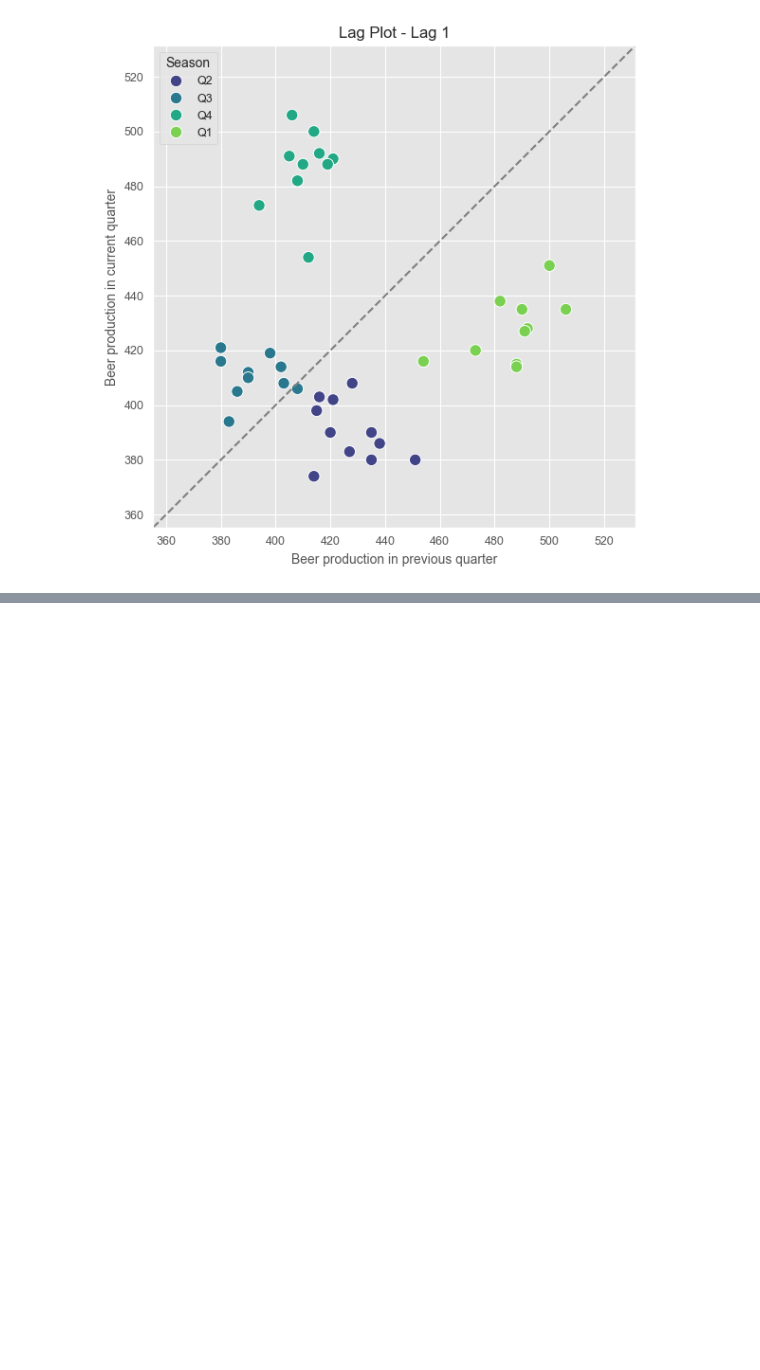
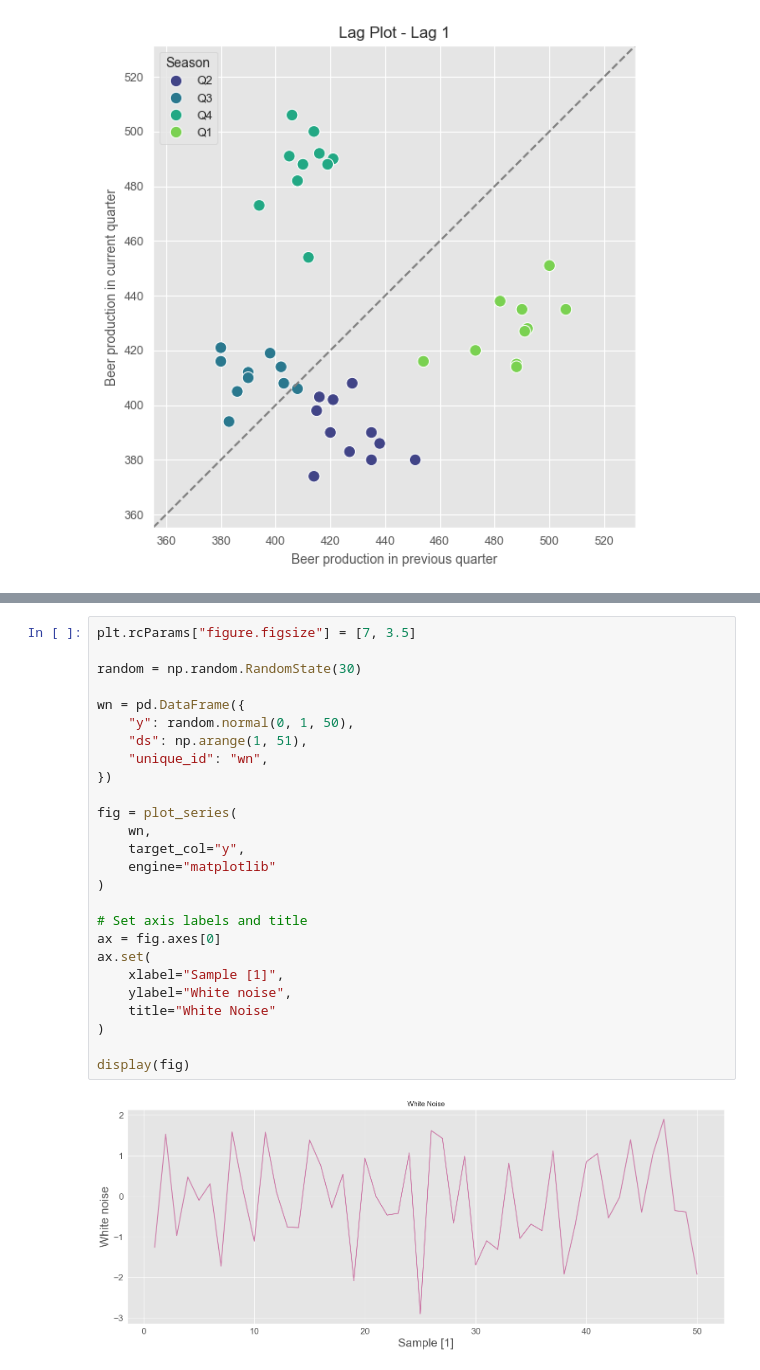
Before and after one commit to JulioGar23/TSF-MCC-Itcg, a Jupyter notebook: Class_Scripts/tsf_tsfeatures03.ipynb, the cells around one changed output, grey strips where cells are left out. Cells and saved outputs as stored; diff of their text form; blank space fills up the shorter version.

```diff
--- a/Class_Scripts/tsf_tsfeatures03.ipynb
+++ b/Class_Scripts/tsf_tsfeatures03.ipynb
@@ -403,0 +525,28 @@ plt.show()
+# %%
+plt.rcParams["figure.figsize"] = [7, 3.5]
+
+random = np.random.RandomState(30)
+
+wn = pd.DataFrame({
+    "y": random.normal(0, 1, 50),
+    "ds": np.arange(1, 51),
+    "unique_id": "wn",
+})
+
+fig = plot_series(
+    wn,
+    target_col="y",
+    engine="matplotlib"
+)
+
+# Set axis labels and title
+ax = fig.axes[0]
+ax.set(
+    xlabel="Sample [1]",
+    ylabel="White noise",
+    title="White Noise"
+)
+
+display(fig)
+# %% [output]
+[figure, added]
```
Also changed, not shown: parts of 12 cells of this notebook, 2 other files.
